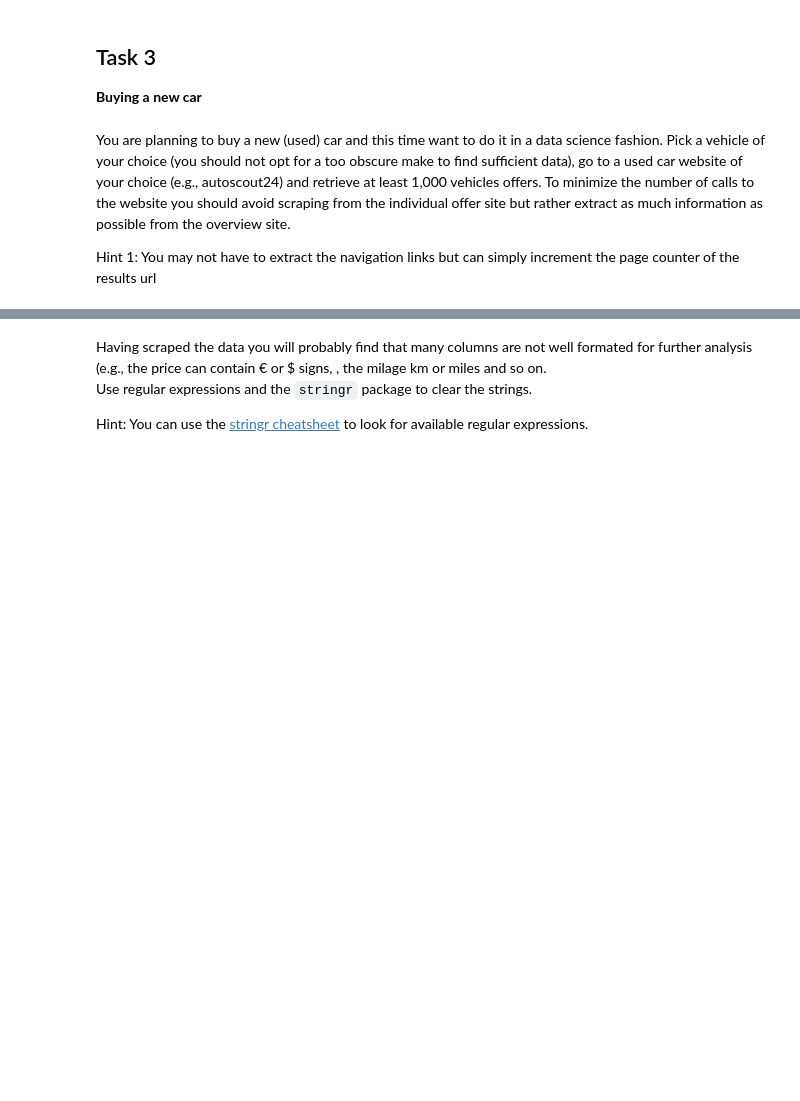
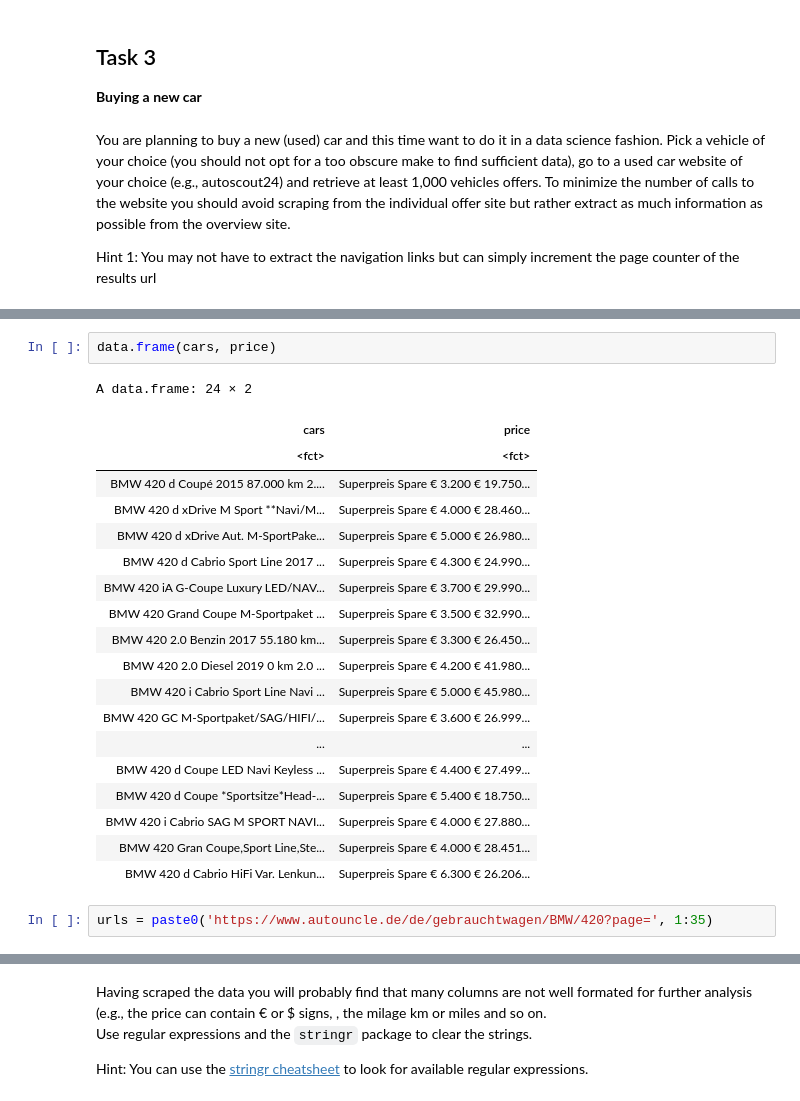
Before and after one commit to michiWS1920/ADS20, a Jupyter notebook: ADS_Programming_Assignment_2.ipynb, the cells around one changed output, grey strips where cells are left out. Saved outputs shown, nothing was run; the diff lists cells and outputs as text; blank space fills up the shorter version.

```diff
--- a/ADS_Programming_Assignment_2.ipynb
+++ b/ADS_Programming_Assignment_2.ipynb
@@ -623,0 +679,24 @@ Hint 1: You may not have to extract the navigation links but can simply incremen
+# %%
+data.frame(cars, price)
+# %% [output]
+A data.frame: 24 × 2
+| cars | price |
+| <fct> | <fct> |
+| BMW 420 d Coupé 2015 87.000 km 2.... | Superpreis Spare € 3.200 € 19.750... |
+| BMW 420 d xDrive M Sport **Navi/M... | Superpreis Spare € 4.000 € 28.460... |
+| BMW 420 d xDrive Aut. M-SportPake... | Superpreis Spare € 5.000 € 26.980... |
+| BMW 420 d Cabrio Sport Line 2017 ... | Superpreis Spare € 4.300 € 24.990... |
+| BMW 420 iA G-Coupe Luxury LED/NAV... | Superpreis Spare € 3.700 € 29.990... |
+| BMW 420 Grand Coupe M-Sportpaket ... | Superpreis Spare € 3.500 € 32.990... |
+| BMW 420 2.0 Benzin 2017 55.180 km... | Superpreis Spare € 3.300 € 26.450... |
+| BMW 420 2.0 Diesel 2019 0 km 2.0 ... | Superpreis Spare € 4.200 € 41.980... |
+| BMW 420 i Cabrio Sport Line Navi ... | Superpreis Spare € 5.000 € 45.980... |
+| BMW 420 GC M-Sportpaket/SAG/HIFI/... | Superpreis Spare € 3.600 € 26.999... |
+| ... | ... |
+| BMW 420 d Coupe LED Navi Keyless ... | Superpreis Spare € 4.400 € 27.499... |
+| BMW 420 d Coupe *Sportsitze*Head-... | Superpreis Spare € 5.400 € 18.750... |
+| BMW 420 i Cabrio SAG M SPORT NAVI... | Superpreis Spare € 4.000 € 27.880... |
+| BMW 420 Gran Coupe,Sport Line,Ste... | Superpreis Spare € 4.000 € 28.451... |
+| BMW 420 d Cabrio HiFi Var. Lenkun... | Superpreis Spare € 6.300 € 26.206... |
+# %%
+urls = paste0('https://www.autouncle.de/de/gebrauchtwagen/BMW/420?page=', 1:35)
```
Also changed, not shown: parts of 17 cells of this notebook.
